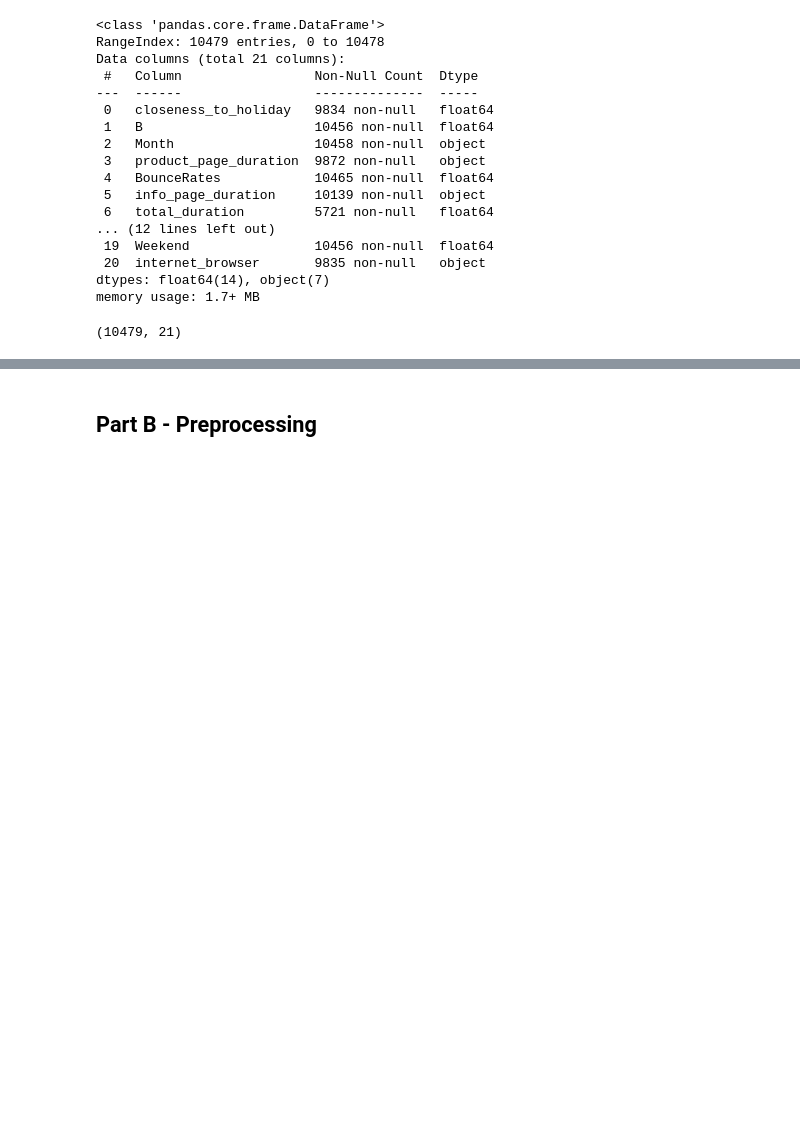
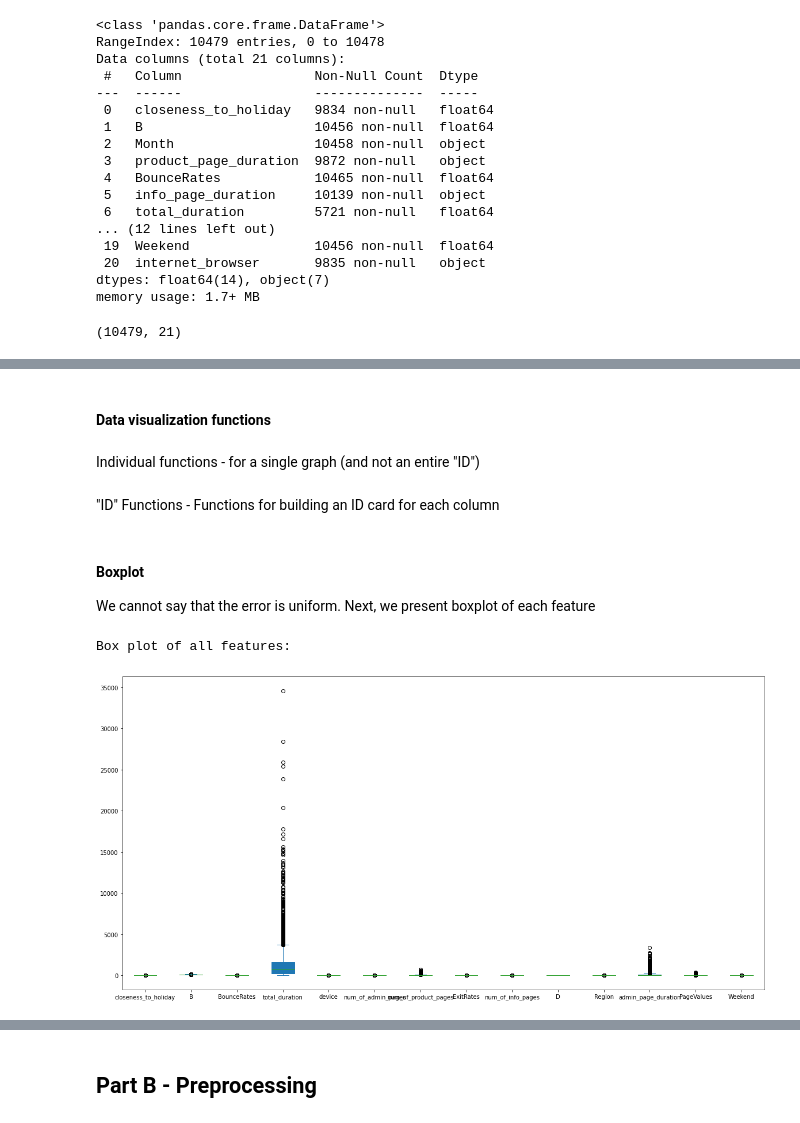
Before and after one commit to daniellepidt/ecommerce-machine-learning, a Jupyter notebook: final/Final_Project_ML_group7.ipynb, the cells around one changed output, grey strips where cells are left out. Cells and saved outputs as stored; diff of their text form; code cells hidden in the pictures; blank space fills up the shorter version.

```diff
--- a/final/Final_Project_ML_group7.ipynb
+++ b/final/Final_Project_ML_group7.ipynb
@@ -596,0 +160,4 @@ continuous_results_by_column(data, "id")
+# %% [markdown]
+#### Data visualization functions
+# %% [markdown]
+Individual functions - for a single graph (and not an entire "ID")
@@ -596,0 +254,2 @@ continuous_results_by_column(data, "id")
+# %% [markdown]
+"ID" Functions - Functions for building an ID card for each column
@@ -596,0 +415,10 @@ continuous_results_by_column(data, "id")
+# %% [markdown]
+#### Boxplot
+
+We cannot say that the error is uniform.
+Next, we present boxplot of each feature
+# %%
+boxplot(train)
+# %% [output]
+Box plot of all features:
+[figure, added]
```
Also changed, not shown: parts of 154 cells of this notebook.
